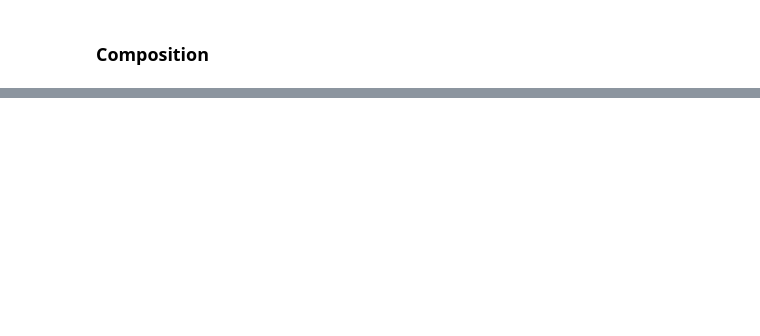
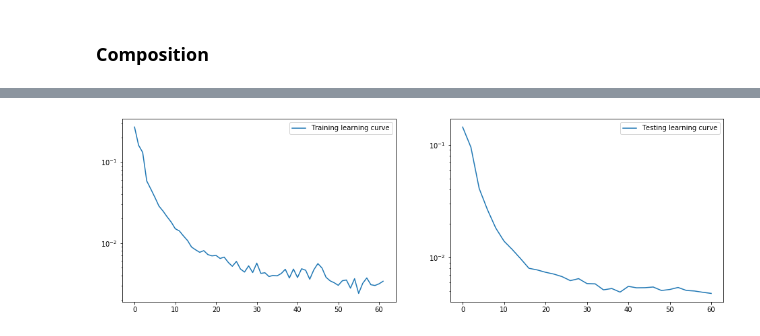
Before and after one commit to artix41/clifford-learning, a Jupyter notebook: clifford-learning.ipynb, the cells around one changed output, grey strips where cells are left out. Drawn from its saved outputs; the diff is of its cells as text; code cells hidden in the pictures; blank space fills up the shorter version.

```diff
--- a/clifford-learning.ipynb
+++ b/clifford-learning.ipynb
@@ -188,0 +199,4 @@ dataset_commands[]
+# %%
+def cost(sp_params, qnn_params, end_params, energy):
+    predicted_energy = total_network(sp_params, qnn_params, end_params)
+    return (predicted_energy - energy)**2
@@ -188,0 +215,9 @@ dataset_commands[]
+# %%
+qnn_params = torch.tensor(np.random.normal(size=15, scale=0.1), requires_grad=True)
+end_params = torch.tensor(np.array([1., 0.]), requires_grad=True)
+
+cost_train_list = []
+cost_test_list = []
+iter_train_list = []
+iter_test_list = []
+i = 0
@@ -188,0 +238,11 @@ dataset_commands[]
+# %%
+@qml.qnode(dev)
+def total_qnn_notorch(qnn_params):
+    universal_block(sp_params.detach().numpy(), [1, 2])
+    qml.Hadamard(0)
+    controlled_block(qnn_params)
+    qml.Hadamard(0)
+
+    return qml.expval.PauliZ(0)
+# %%
+opt = torch.optim.SGD([end_params, qnn_params], lr=1e-3)
@@ -188,0 +319,17 @@ dataset_commands[]
+# %%
+start = 0
+plt.rcParams['figure.figsize'] = (16,5)
+
+plt.subplot(1,2,1)
+plt.plot(iter_train_list[start:], cost_train_list[start:],
+         label="Training learning curve")
+plt.legend()
+plt.yscale('log')
+
+plt.subplot(1,2,2)
+plt.plot(iter_test_list[np.where(np.array(iter_test_list) >= start)[0][0]:], cost_test_list[np.where(np.array(iter_test_list) >= start)[0][0]:],
+         label="Testing learning curve")
+plt.legend()
+plt.yscale('log')
+# %% [output]
+[figure, added]
```
Also changed, not shown: parts of 43 cells of this notebook.
